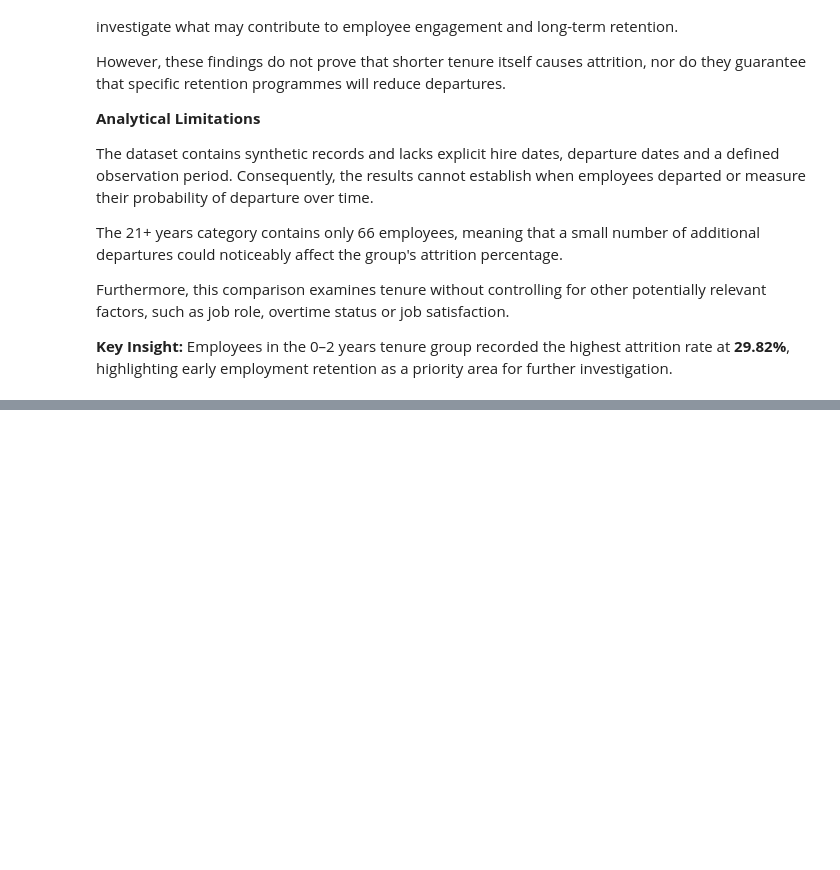
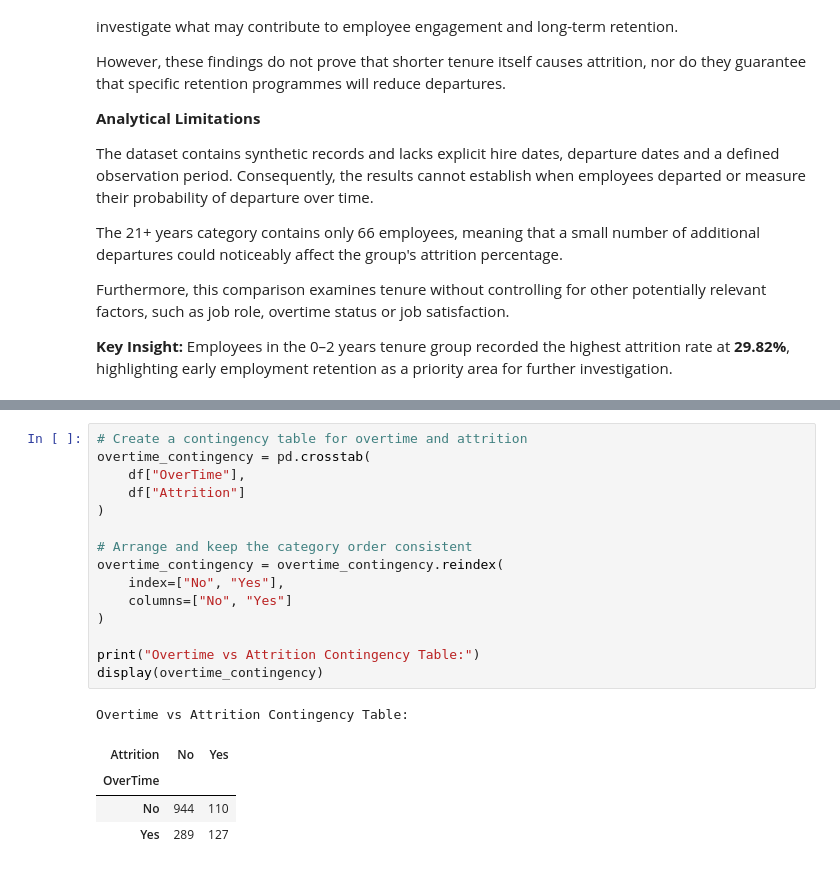
Before and after one commit to Mumtazib01/Employee-Attrition-Analytics, a Jupyter notebook: jupyter_notebooks/jupyter_notebooks/02_Exploratory_Data_Analysis.ipynb, the cells around one changed output, grey strips where cells are left out. Drawn from its saved outputs; the diff is of its cells as text; blank space fills up the shorter version.

Commit message:
feat: add overtime chi-square hypothesis test and interpretation

```diff
--- a/jupyter_notebooks/jupyter_notebooks/02_Exploratory_Data_Analysis.ipynb
+++ b/jupyter_notebooks/jupyter_notebooks/02_Exploratory_Data_Analysis.ipynb
@@ -911,0 +965,21 @@ Furthermore, this comparison examines tenure without controlling for other poten
+# %%
+# Create a contingency table for overtime and attrition
+overtime_contingency = pd.crosstab(
+    df["OverTime"],
+    df["Attrition"]
+)
+
+# Arrange and keep the category order consistent
+overtime_contingency = overtime_contingency.reindex(
+    index=["No", "Yes"],
+    columns=["No", "Yes"]
+)
+
+print("Overtime vs Attrition Contingency Table:")
+display(overtime_contingency)
+# %% [output]
+Overtime vs Attrition Contingency Table:
+| Attrition | No | Yes |
+| OverTime |  |  |
+| No | 944 | 110 |
+| Yes | 289 | 127 |
```
Also changed, not shown: parts of 4 cells of this notebook.
